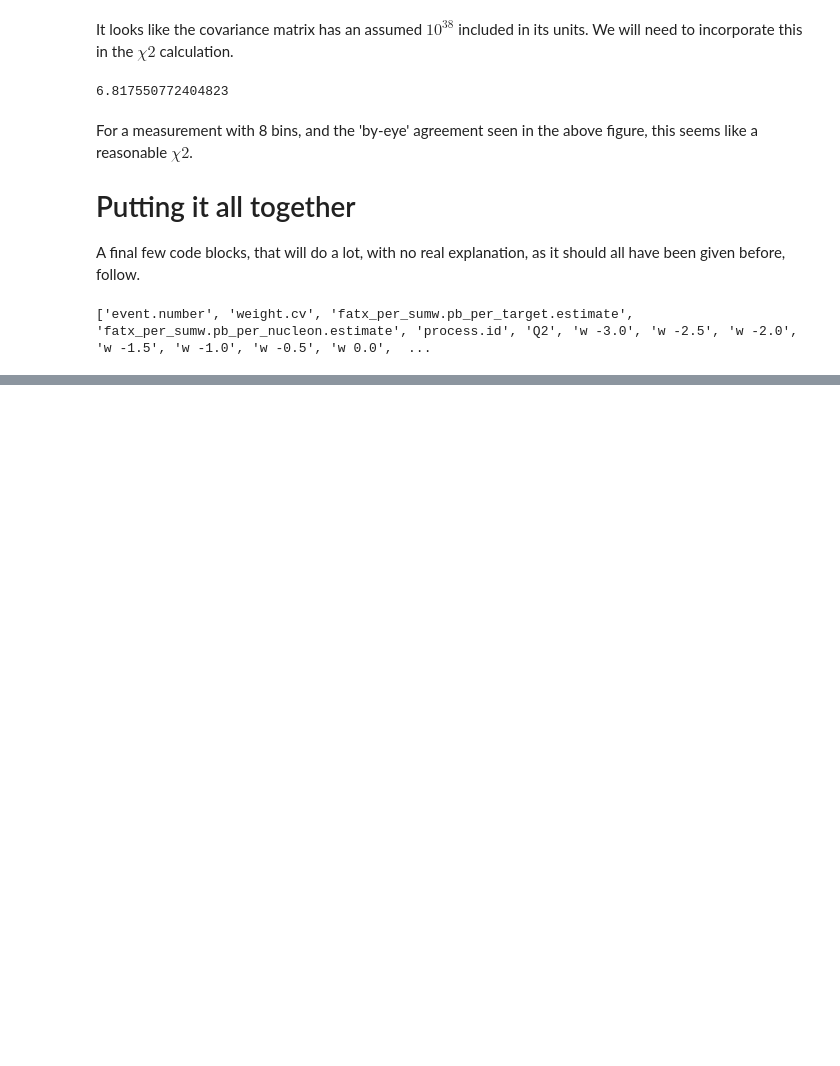
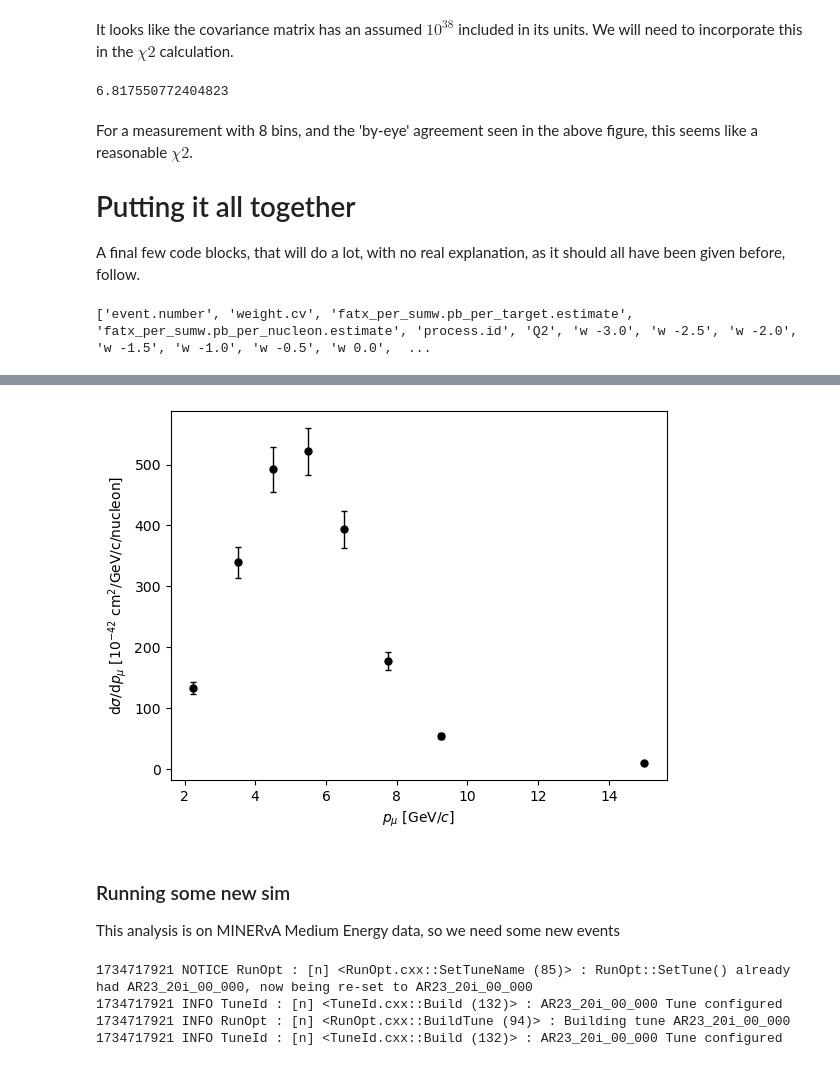
Before and after one commit to NUISANCEMC/notebooks, a Jupyter notebook: NUISANCE3TutorialDec24.ipynb, the cells around one changed output, grey strips where cells are left out. Cells and saved outputs as stored; diff of their text form; code cells hidden in the pictures; blank space fills up the shorter version.

```diff
--- a/NUISANCE3TutorialDec24.ipynb
+++ b/NUISANCE3TutorialDec24.ipynb
@@ -991,0 +1051,3 @@ plt.show()
+# %%
+data_np = np.genfromtxt("data.csv", delimiter=",")
+cvmx_np = np.genfromtxt("covmx.csv", delimiter=",")[:,2:]
@@ -991,0 +1056,5 @@ plt.show()
+# %%
+bin_edges = list(np.unique(data_np[:,0:2].reshape(1,data_np.shape[0]*2)))
+print(bin_edges)
+bins = pn.Binning.contiguous(bin_edges, r"$p_{\mu}$ [GeV/$c$]")
+print(bins)
@@ -991,0 +1074,12 @@ plt.show()
+# %%
+data = pn.BinnedValues(bins, "MINERvA arxiv:2209.07852", r"d$\sigma$/d$p_{\mu}$ [$10^{-42}$ $\mathrm{cm}^2$/GeV/c/nucleon]")
+data.values = data_np[:,2]
+data.errors = data_np[:,3]
+data.mpl().data_hist()
+plt.show()
+# %% [output]
+[figure, added]
+# %% [markdown]
+### Running some new sim
+
+This analysis is on MINERvA Medium Energy data, so we need some new events
@@ -991,0 +1102,12 @@ plt.show()
+# %%
+gevs = pn.EventSource({"event-generator-list":"Default",
+                       "tune":"AR23_20i_00_000",
+                       "spline_file":"/opt/genie_xsec/3_04_00/AR23_20i_00_000/gxspl-min.xml.gz",
+                       "filepath": "genie_CH.MINERvA_ME.ghep.root"})
+if not gevs:
+    print("Failed to read event file")
+# %% [output]
+1734717921 NOTICE RunOpt : [n] <RunOpt.cxx::SetTuneName (85)> : RunOpt::SetTune() already had AR23_20i_00_000, now being re-set to AR23_20i_00_000
+1734717921 INFO TuneId : [n] <TuneId.cxx::Build (132)> : AR23_20i_00_000 Tune configured
+1734717921 INFO RunOpt : [n] <RunOpt.cxx::BuildTune (94)> : Building tune AR23_20i_00_000
+1734717921 INFO TuneId : [n] <TuneId.cxx::Build (132)> : AR23_20i_00_000 Tune configured
```
Also changed, not shown: parts of 20 cells of this notebook.
